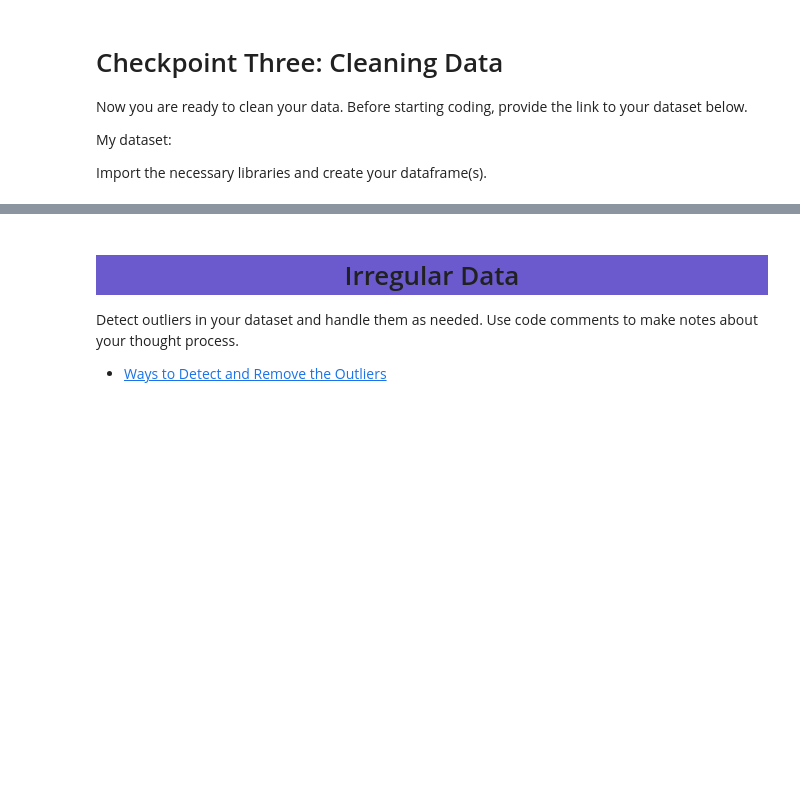
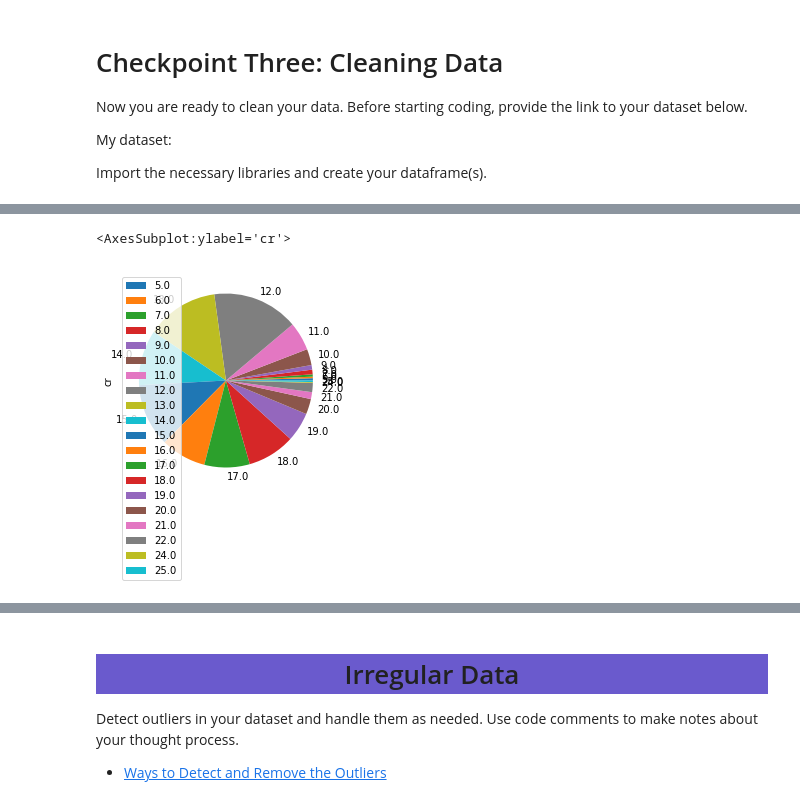
Before and after one commit to speudusa/cleaning-data-checkpoint, a Jupyter notebook: checkpoint-three-more-monsters.ipynb, the cells around one changed output, grey strips where cells are left out. Cells and saved outputs as stored; diff of their text form; code cells hidden in the pictures; blank space fills up the shorter version.

```diff
--- a/checkpoint-three-more-monsters.ipynb
+++ b/checkpoint-three-more-monsters.ipynb
@@ -19,0 +42,2 @@ Test your dataset for missing data and handle it as needed. Make notes in the fo
+# %%
+clean_monsters = more_monsters.dropna(subset=["attributes"])
@@ -19,0 +48,2 @@ Test your dataset for missing data and handle it as needed. Make notes in the fo
+# %%
+clean_monsters = clean_monsters.dropna(subset=['actions'])
@@ -19,0 +81,6 @@ Test your dataset for missing data and handle it as needed. Make notes in the fo
+# %%
+dt = clean_monsters.groupby("ac").count()
+dt.plot.pie(y="cr")
+# %% [output]
+<AxesSubplot:ylabel='cr'>
+[figure, added]
```
Also changed, not shown: parts of 25 cells of this notebook, 9 other files.
